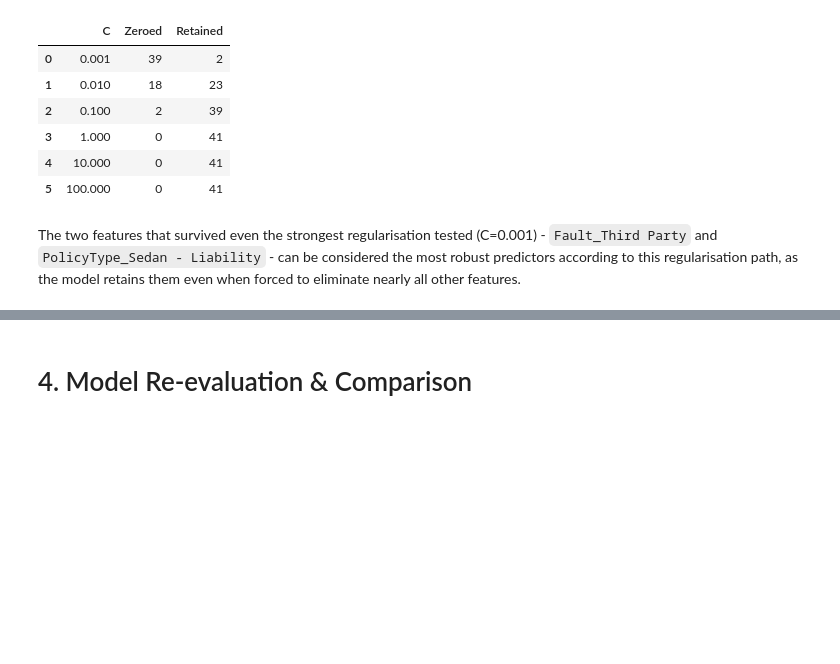
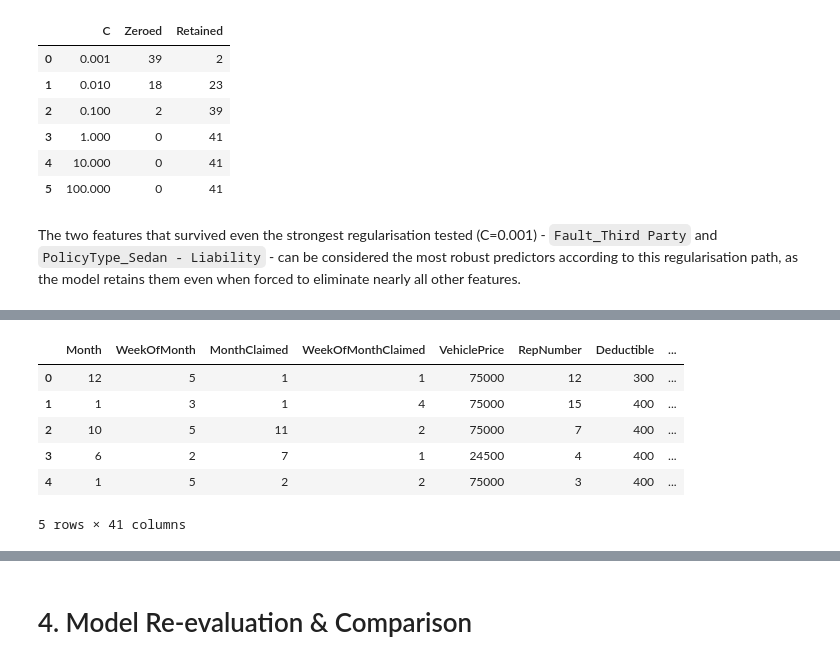
Before and after one commit to fatinshariff/auto-insurance-fraud-detection, a Jupyter notebook: 03_model_development.ipynb, the cells around one changed output, grey strips where cells are left out. Saved outputs shown, nothing was run; the diff lists cells and outputs as text; code cells hidden in the pictures; blank space fills up the shorter version.

```diff
--- a/03_model_development.ipynb
+++ b/03_model_development.ipynb
@@ -536,0 +548,10 @@ All three checks in this section point to the same conclusion: our Stgae 3 model
+# %%
+X_selected.head()
+# %% [output]
+|  | Month | WeekOfMonth | MonthClaimed | WeekOfMonthClaimed | VehiclePrice | RepNumber | Deductible | ... |
+| 0 | 12 | 5 | 1 | 1 | 75000 | 12 | 300 | ... |
+| 1 | 1 | 3 | 1 | 4 | 75000 | 15 | 400 | ... |
+| 2 | 10 | 5 | 11 | 2 | 75000 | 7 | 400 | ... |
+| 3 | 6 | 2 | 7 | 1 | 24500 | 4 | 400 | ... |
+| 4 | 1 | 5 | 2 | 2 | 75000 | 3 | 400 | ... |
+5 rows × 41 columns
```
Also changed, not shown: parts of 17 cells of this notebook, 1 other file.
